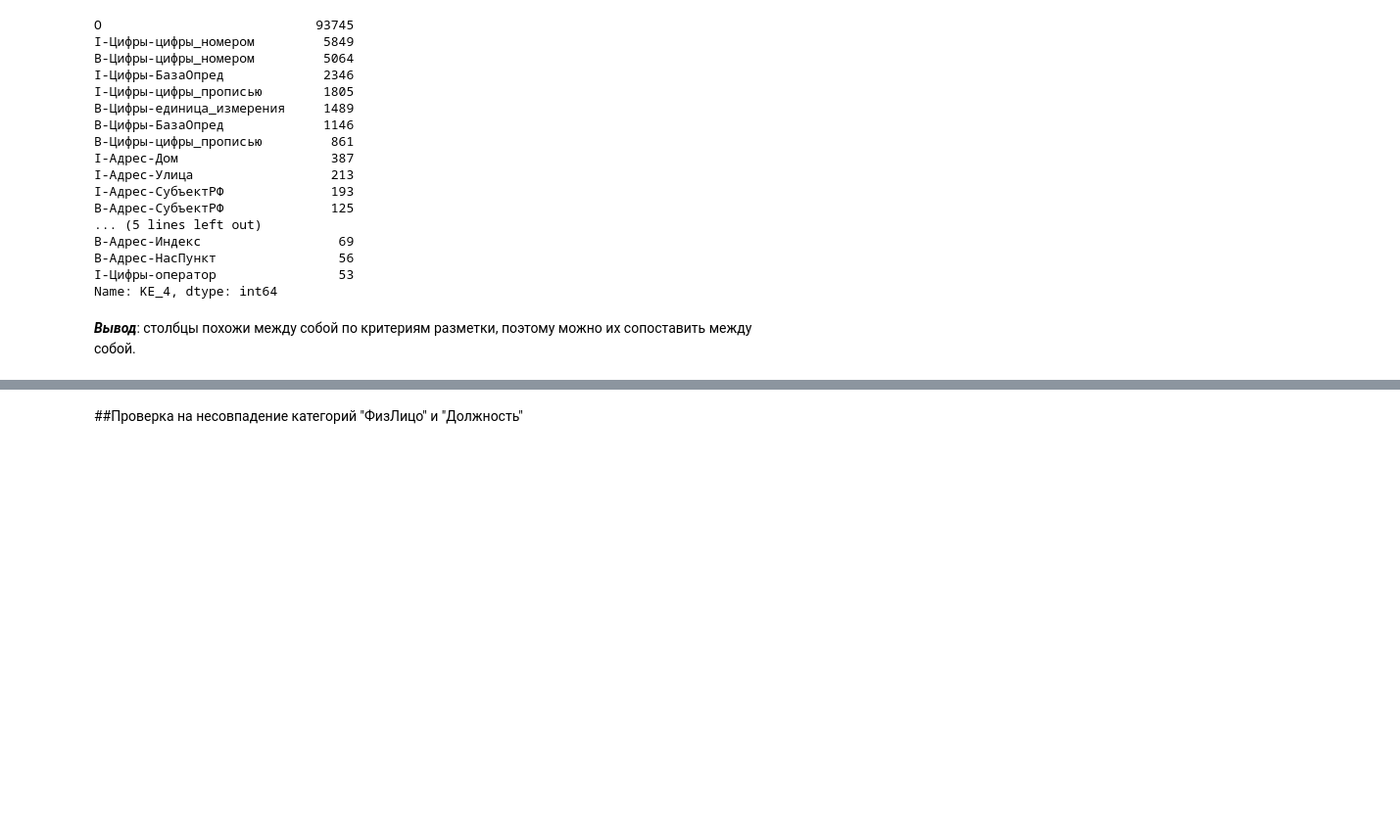
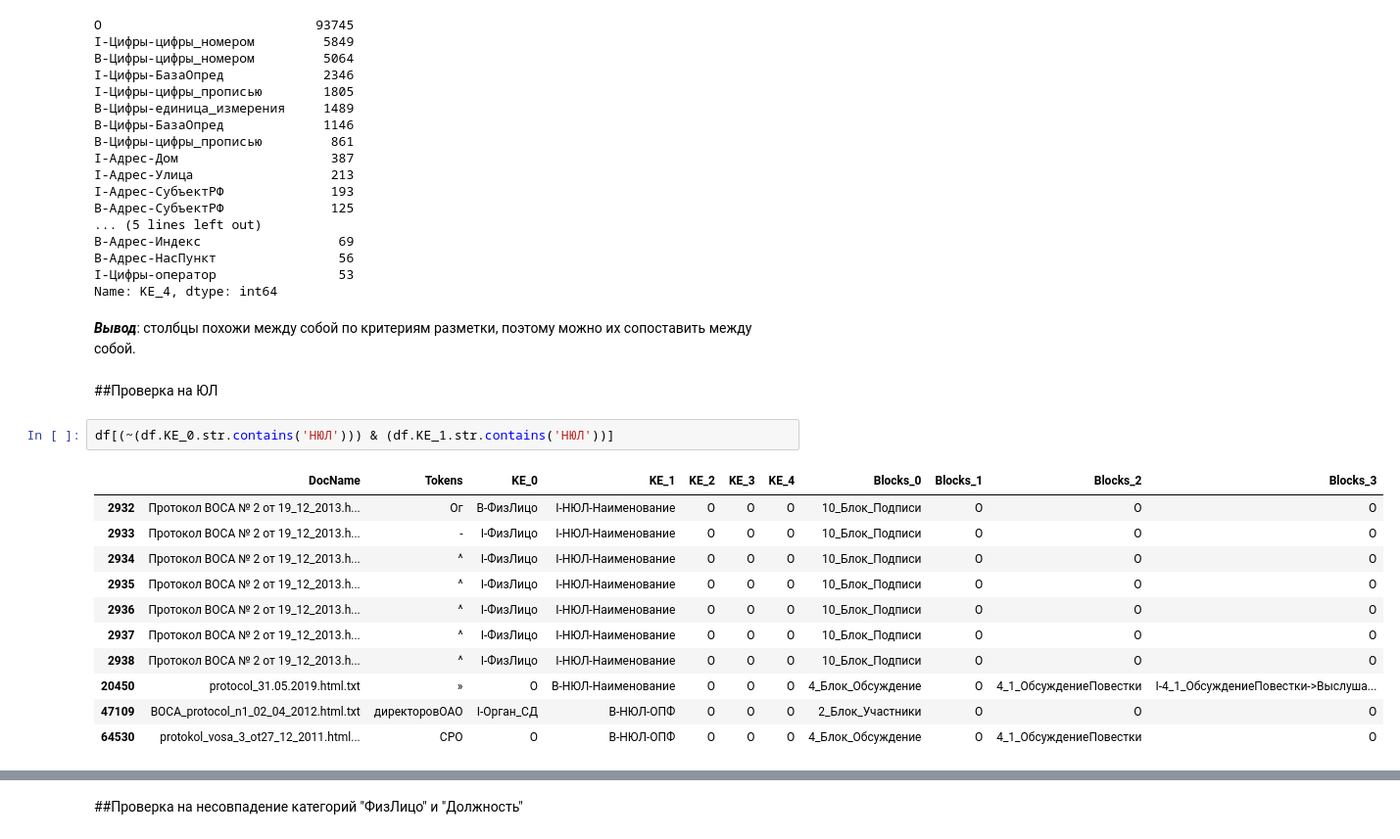
Before and after one commit to DDubrovina/3_Task, a Jupyter notebook: 3_Task.ipynb, the cells around one changed output, grey strips where cells are left out. Shown: that part at 98% size. Cells and saved outputs as stored; diff of their text form; blank space fills up the shorter version.

```diff
--- a/3_Task.ipynb
+++ b/3_Task.ipynb
@@ -250,3 +250,19 @@ I-Цифры-оператор                53
 Name: KE_4, dtype: int64
 # %% [markdown]
 ***Вывод***: столбцы похожи между собой по критериям разметки, поэтому можно их сопоставить между собой.
+# %% [markdown]
+##Проверка на ЮЛ
+# %%
+df[(~(df.KE_0.str.contains('НЮЛ'))) & (df.KE_1.str.contains('НЮЛ'))]
+# %% [output]
+|  | DocName | Tokens | KE_0 | KE_1 | KE_2 | KE_3 | KE_4 | Blocks_0 | Blocks_1 | Blocks_2 | Blocks_3 |
+| 2932 | Протокол ВОСА № 2 от 19_12_2013.h... | Ог | B-ФизЛицо | I-НЮЛ-Наименование | O | O | O | 10_Блок_Подписи | O | O | O |
+| 2933 | Протокол ВОСА № 2 от 19_12_2013.h... | - | I-ФизЛицо | I-НЮЛ-Наименование | O | O | O | 10_Блок_Подписи | O | O | O |
+| 2934 | Протокол ВОСА № 2 от 19_12_2013.h... | ^ | I-ФизЛицо | I-НЮЛ-Наименование | O | O | O | 10_Блок_Подписи | O | O | O |
+| 2935 | Протокол ВОСА № 2 от 19_12_2013.h... | ^ | I-ФизЛицо | I-НЮЛ-Наименование | O | O | O | 10_Блок_Подписи | O | O | O |
+| 2936 | Протокол ВОСА № 2 от 19_12_2013.h... | ^ | I-ФизЛицо | I-НЮЛ-Наименование | O | O | O | 10_Блок_Подписи | O | O | O |
+| 2937 | Протокол ВОСА № 2 от 19_12_2013.h... | ^ | I-ФизЛицо | I-НЮЛ-Наименование | O | O | O | 10_Блок_Подписи | O | O | O |
+| 2938 | Протокол ВОСА № 2 от 19_12_2013.h... | ^ | I-ФизЛицо | I-НЮЛ-Наименование | O | O | O | 10_Блок_Подписи | O | O | O |
+| 20450 | protocol_31.05.2019.html.txt | » | O | B-НЮЛ-Наименование | O | O | O | 4_Блок_Обсуждение | O | 4_1_ОбсуждениеПовестки | I-4_1_ОбсуждениеПовестки->Выслуша... |
+| 47109 | BOCA_protocol_n1_02_04_2012.html.txt | директоровОАО | I-Орган_СД | B-НЮЛ-ОПФ | O | O | O | 2_Блок_Участники | O | O | O |
+| 64530 | protokol_vosa_3_ot27_12_2011.html... | СРО | O | B-НЮЛ-ОПФ | O | O | O | 4_Блок_Обсуждение | O | 4_1_ОбсуждениеПовестки | O |
```
Also changed, not shown: parts of 6 cells of this notebook.
